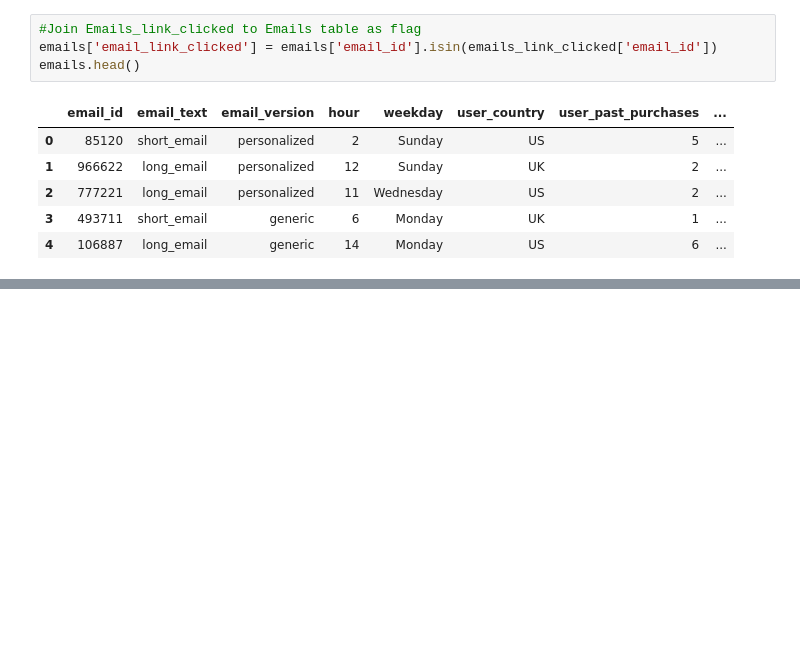
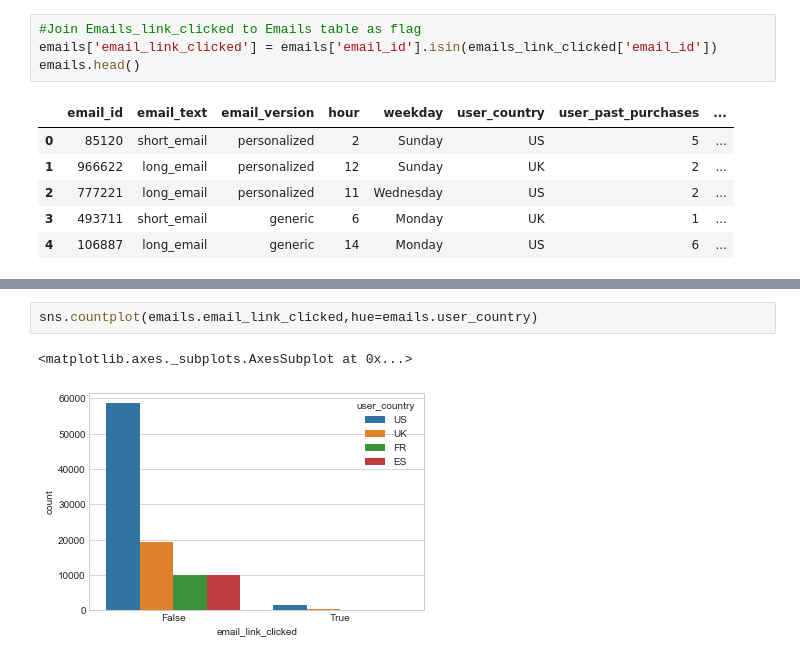
Before and after one commit to LilyElizabethJohn/Take-Home-Challenges---Giulio-Palombo, a Jupyter notebook: Email Campaign - Take Home Challenge 7.ipynb, the cells around one changed output, grey strips where cells are left out. Drawn from its saved outputs; the diff is of its cells as text; blank space fills up the shorter version.

```diff
--- a/Email Campaign - Take Home Challenge 7.ipynb
+++ b/Email Campaign - Take Home Challenge 7.ipynb
@@ -224,0 +250,5 @@ emails.head()
+# %%
+sns.countplot(emails.email_link_clicked,hue=emails.user_country)
+# %% [output]
+<matplotlib.axes._subplots.AxesSubplot at 0x...>
+[figure, added]
```
Also changed, not shown: parts of 6 cells of this notebook.
